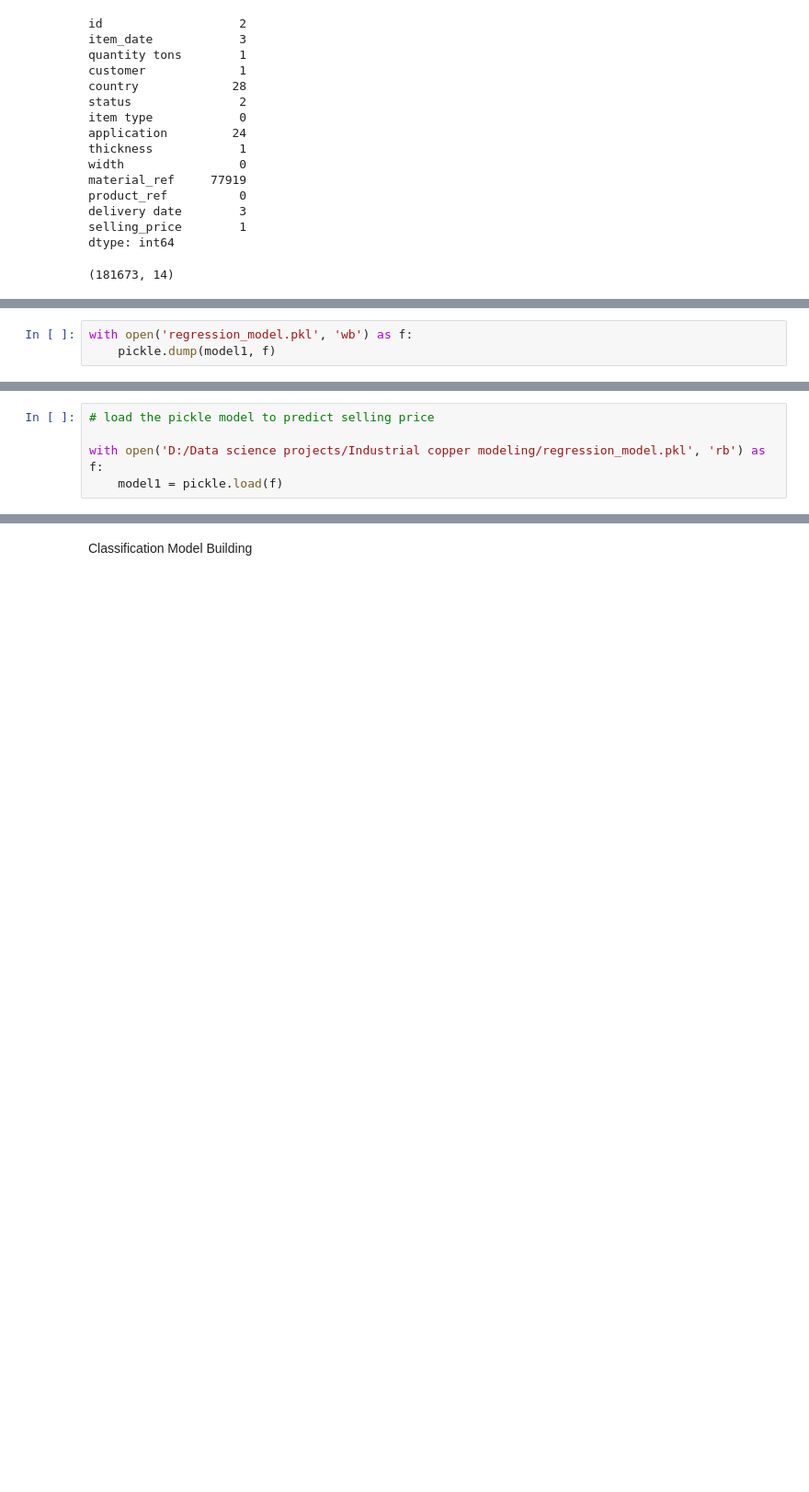
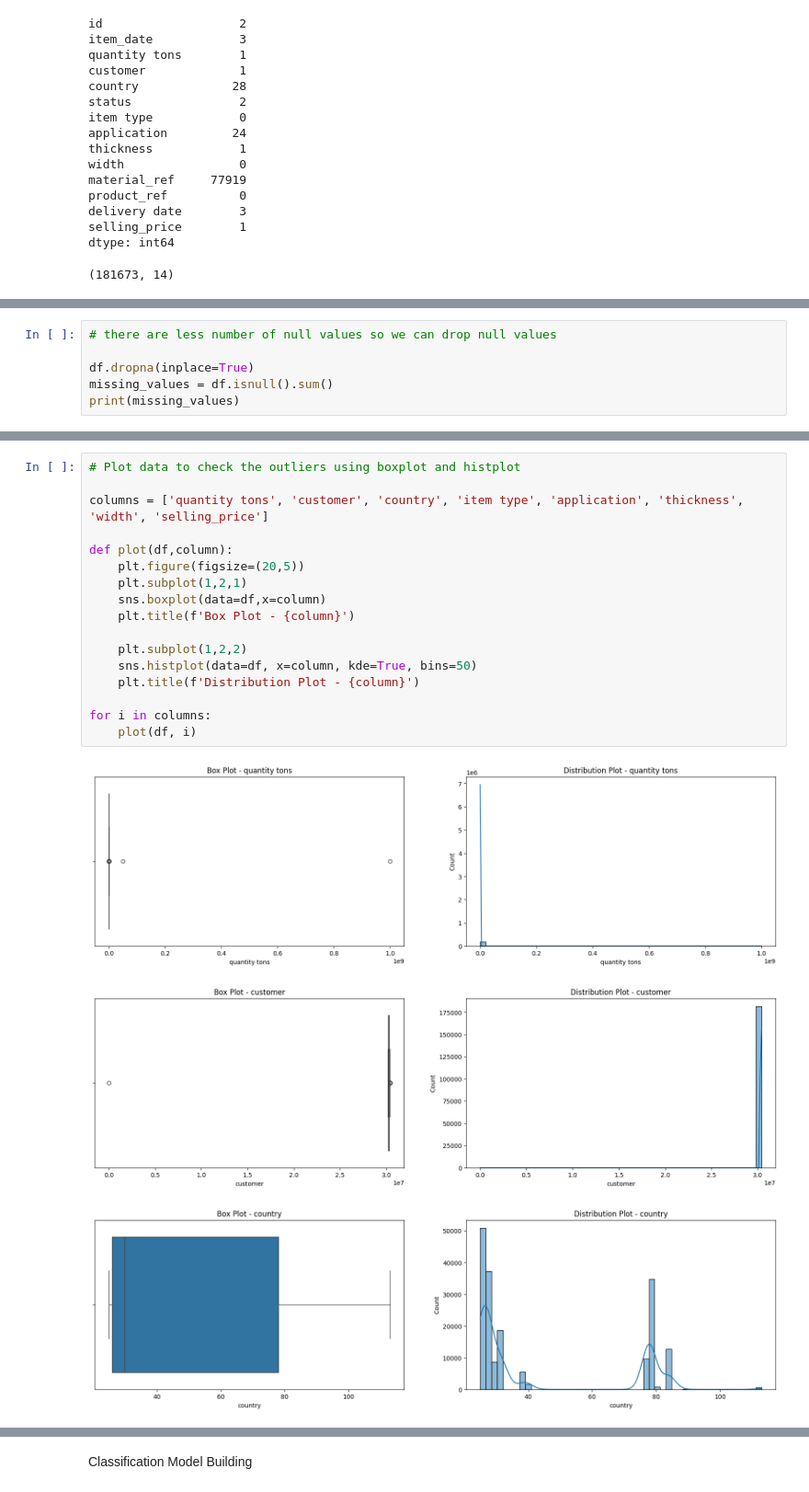
Before and after one commit to Sugumar-B/IndustrialCopperModeling, a Jupyter notebook: copper_modeling.ipynb, the cells around one changed output, grey strips where cells are left out. Shown at 92% size. Drawn from its saved outputs; the diff is of its cells as text; blank space fills up the shorter version.

```diff
--- a/copper_modeling.ipynb
+++ b/copper_modeling.ipynb
@@ -417,3 +172,0 @@ metrics
-# %%
-with open('regression_model.pkl', 'wb') as f:
-    pickle.dump(model1, f)
@@ -425,5 +172,0 @@ dump(model1, 'regression_model.joblib')
-# %%
-# load the pickle model to predict selling price
-
-with open('D:/Data science projects/Industrial copper modeling/regression_model.pkl', 'rb') as f:
-    model1 = pickle.load(f)
@@ -441,0 +173,6 @@ np.float64(958.8999888399321)
+# %%
+# there are less number of null values so we can drop null values
+
+df.dropna(inplace=True)
+missing_values = df.isnull().sum()
+print(missing_values)
@@ -441,0 +255,21 @@ np.float64(958.8999888399321)
+# %%
+# Plot data to check the outliers using boxplot and histplot
+
+columns = ['quantity tons', 'customer', 'country', 'item type', 'application', 'thickness', 'width', 'selling_price']
+
+def plot(df,column):
+    plt.figure(figsize=(20,5))
+    plt.subplot(1,2,1)
+    sns.boxplot(data=df,x=column)
+    plt.title(f'Box Plot - {column}')
+
+    plt.subplot(1,2,2)
+    sns.histplot(data=df, x=column, kde=True, bins=50)
+    plt.title(f'Distribution Plot - {column}')
+
+for i in columns:
+    plot(df, i)
+# %% [output]
+[figure, added]
+[figure, added]
+[figure, added]
```
Also changed, not shown: parts of 89 cells of this notebook, 1 other file.
